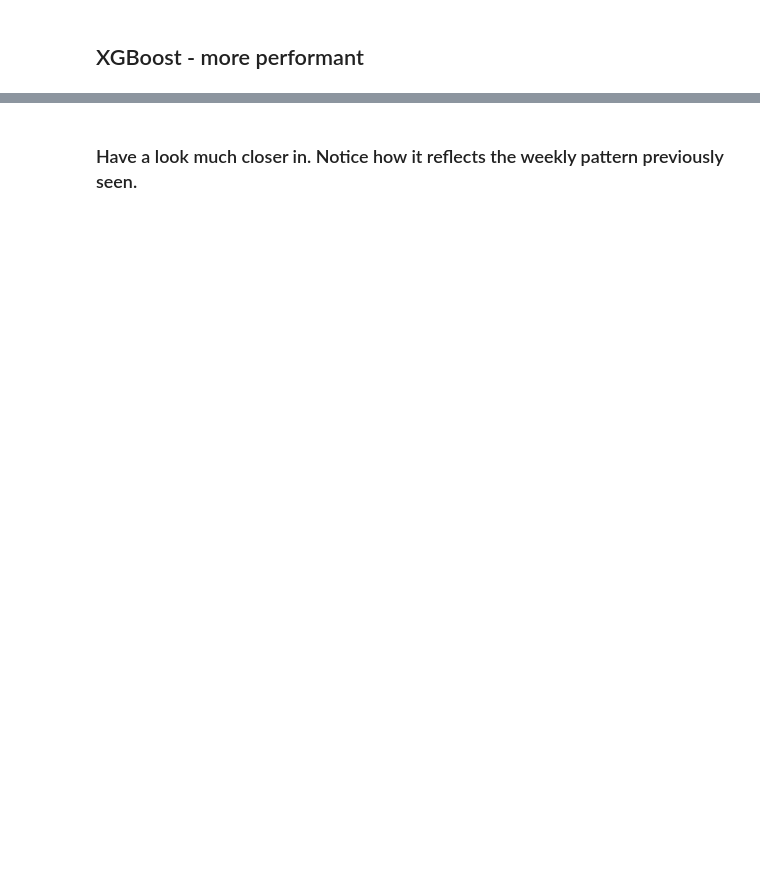
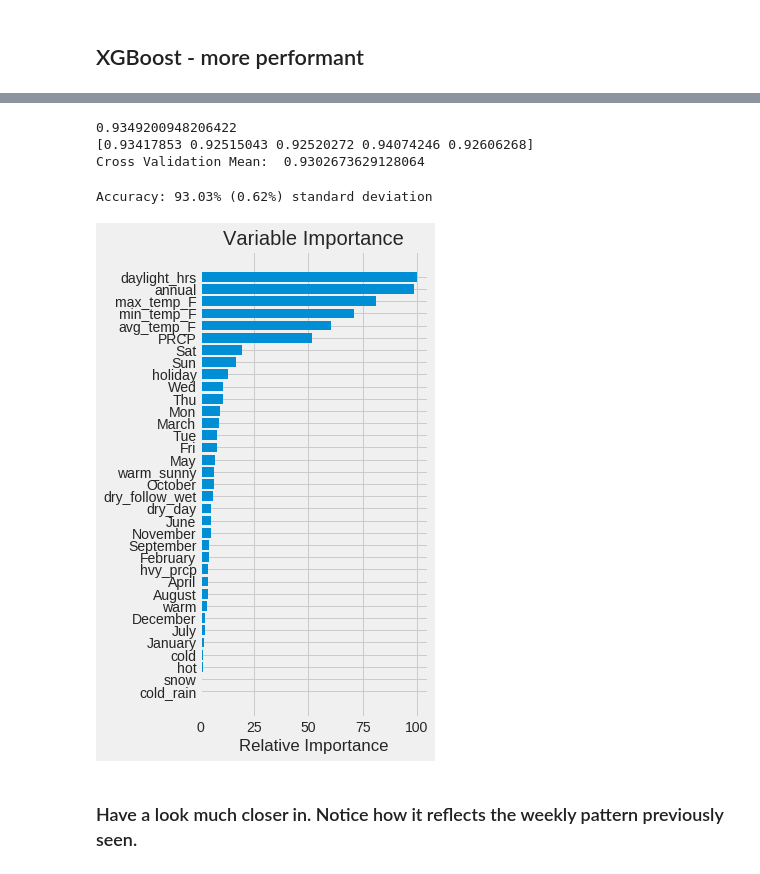
Before and after one commit to A-Bauman/Projects, a Jupyter notebook: Seattle_bike_traffic.ipynb, the cells around one changed output, grey strips where cells are left out. Drawn from its saved outputs; the diff is of its cells as text; code cells hidden in the pictures; blank space fills up the shorter version.

```diff
--- a/Seattle_bike_traffic.ipynb
+++ b/Seattle_bike_traffic.ipynb
@@ -255,3 +261,37 @@ plt.show()
+# %%
+X_train, X_test, y_train, y_test = train_test_split(X, y, test_size=0.30, random_state=42)
+xgb_model2 = xgb.XGBRegressor(max_depth=5, learning_rate=0.1, n_estimators=220, colsample_bylevel=0.4)
+xgb_model2.fit(X_train, y_train)
+predictions = xgb_model.predict(X_test)
+# %%
+print(xgb_model2.score(X_test, y_test))
+cross = cross_val_score(xgb_model2, X_train, y_train, cv=5)
+print(cross)
+print("Cross Validation Mean: ", cross.mean())
+# %% [output]
+0.9349200948206422
+[0.93417853 0.92515043 0.92520272 0.94074246 0.92606268]
+Cross Validation Mean:  0.9302673629128064
+# %%
+print("Accuracy: %.2f%% (%.2f%%) standard deviation" % (cross.mean()*100, cross.std()*100))
+# %% [output]
+Accuracy: 93.03% (0.62%) standard deviation
+# %%
+feature_importance = xgb_model2.feature_importances_
+
+# Make importances relative to max importance.
+feature_importance = 100.0 * (feature_importance / feature_importance.max())
+sorted_idx = np.argsort(feature_importance)
+pos = np.arange(sorted_idx.shape[0]) + .5
+plt.figure(figsize=(8,8))
+plt.subplot(1, 2, 2)
+plt.barh(pos, feature_importance[sorted_idx], align='center')
+plt.yticks(pos, X_train.columns[sorted_idx])
+plt.xlabel('Relative Importance')
+plt.title('Variable Importance')
+plt.show()
+# %% [output]
+[figure, added]
 # %% [markdown]
 ### Have a look much closer in.  Notice how it reflects the weekly pattern previously seen.
 # %%
```
Also changed, not shown: parts of 21 cells of this notebook.
